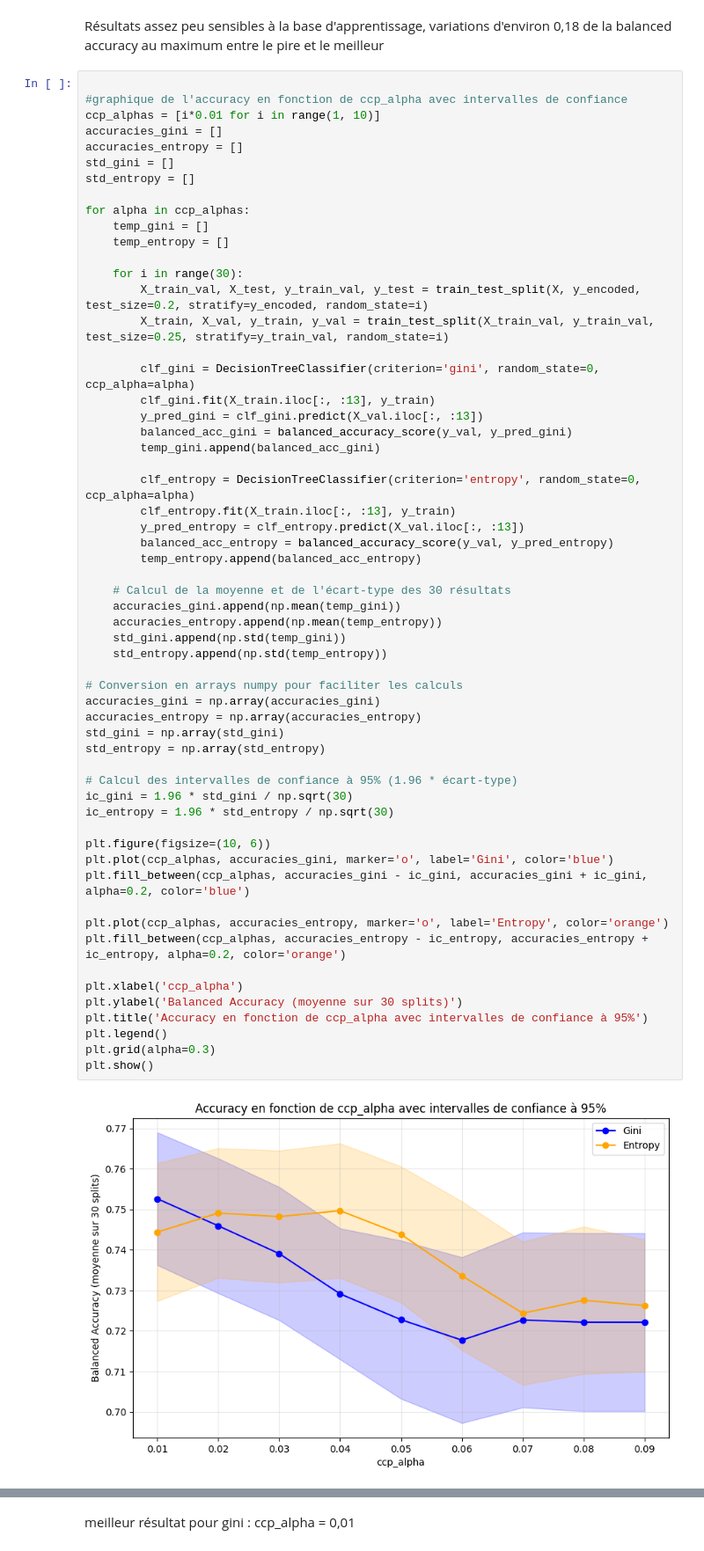
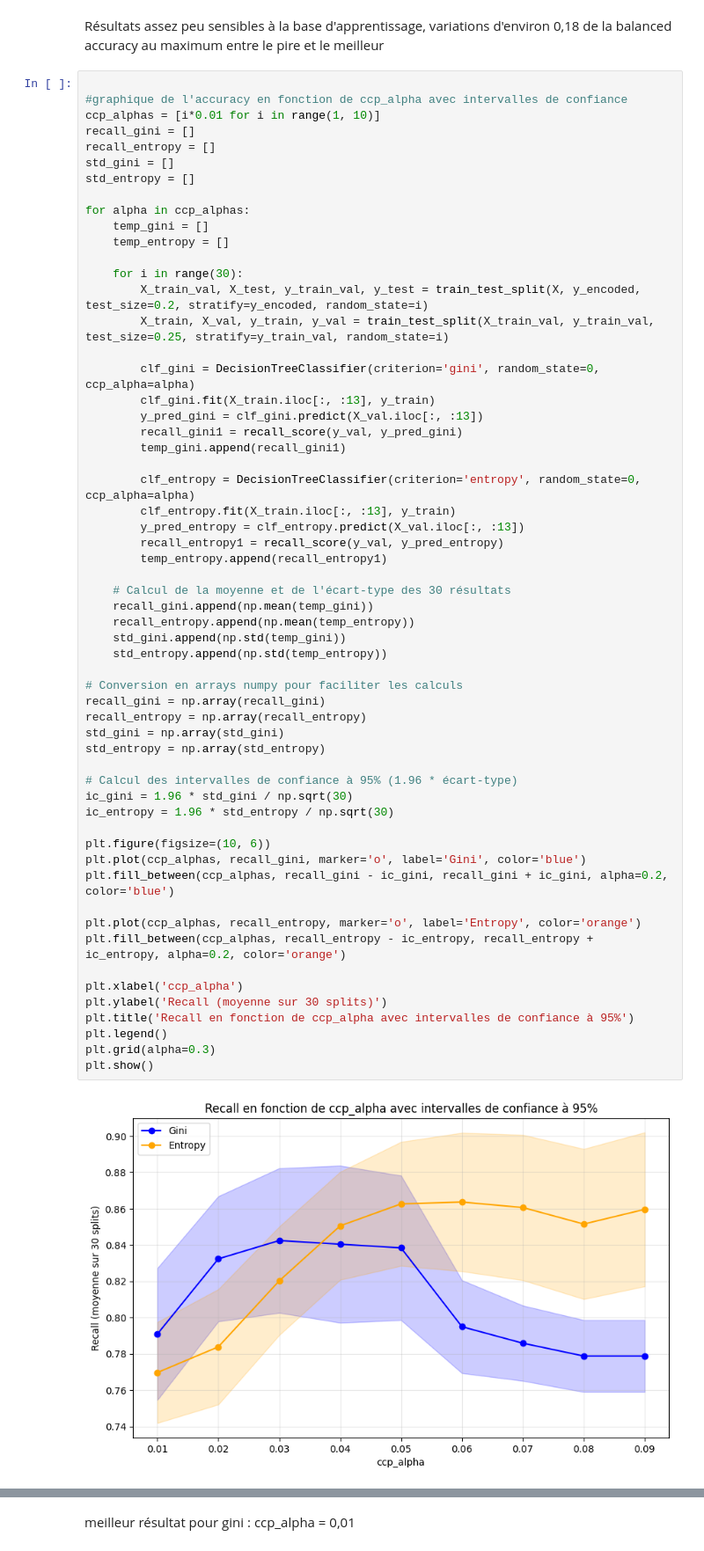
Before and after one commit to prichert17/Apprentissage_automatique_arbre_decision, a Jupyter notebook: main.ipynb, the cells around one changed output, grey strips where cells are left out. Shown at 88% size. Saved outputs shown, nothing was run; the diff lists cells and outputs as text.

```diff
--- a/main.ipynb
+++ b/main.ipynb
@@ -289,8 +290,8 @@ Résultats assez peu sensibles à la base d'apprentissage, variations d'environ
 
 #graphique de l'accuracy en fonction de ccp_alpha avec intervalles de confiance
 ccp_alphas = [i*0.01 for i in range(1, 10)]
-accuracies_gini = []
-accuracies_entropy = []
+recall_gini = []
+recall_entropy = []
 std_gini = []
 std_entropy = []
 
@@ -303,46 +304,46 @@ for alpha in ccp_alphas:
         X_train, X_val, y_train, y_val = train_test_split(X_train_val, y_train_val, test_size=0.25, stratify=y_train_val, random_state=i)
 
         clf_gini = DecisionTreeClassifier(criterion='gini', random_state=0, ccp_alpha=alpha)
         clf_gini.fit(X_train.iloc[:, :13], y_train)
         y_pred_gini = clf_gini.predict(X_val.iloc[:, :13])
-        balanced_acc_gini = balanced_accuracy_score(y_val, y_pred_gini)
-        temp_gini.append(balanced_acc_gini)
+        recall_gini1 = recall_score(y_val, y_pred_gini)
+        temp_gini.append(recall_gini1)
 
         clf_entropy = DecisionTreeClassifier(criterion='entropy', random_state=0, ccp_alpha=alpha)
         clf_entropy.fit(X_train.iloc[:, :13], y_train)
         y_pred_entropy = clf_entropy.predict(X_val.iloc[:, :13])
-        balanced_acc_entropy = balanced_accuracy_score(y_val, y_pred_entropy)
-        temp_entropy.append(balanced_acc_entropy)
+        recall_entropy1 = recall_score(y_val, y_pred_entropy)
+        temp_entropy.append(recall_entropy1)
 
     # Calcul de la moyenne et de l'écart-type des 30 résultats
-    accuracies_gini.append(np.mean(temp_gini))
-    accuracies_entropy.append(np.mean(temp_entropy))
+    recall_gini.append(np.mean(temp_gini))
+    recall_entropy.append(np.mean(temp_entropy))
     std_gini.append(np.std(temp_gini))
     std_entropy.append(np.std(temp_entropy))
 
 # Conversion en arrays numpy pour faciliter les calculs
-accuracies_gini = np.array(accuracies_gini)
-accuracies_entropy = np.array(accuracies_entropy)
+recall_gini = np.array(recall_gini)
+recall_entropy = np.array(recall_entropy)
 std_gini = np.array(std_gini)
 std_entropy = np.array(std_entropy)
 
 # Calcul des intervalles de confiance à 95% (1.96 * écart-type)
 ic_gini = 1.96 * std_gini / np.sqrt(30)
 ic_entropy = 1.96 * std_entropy / np.sqrt(30)
 
 plt.figure(figsize=(10, 6))
-plt.plot(ccp_alphas, accuracies_gini, marker='o', label='Gini', color='blue')
-plt.fill_between(ccp_alphas, accuracies_gini - ic_gini, accuracies_gini + ic_gini, alpha=0.2, color='blue')
+plt.plot(ccp_alphas, recall_gini, marker='o', label='Gini', color='blue')
+plt.fill_between(ccp_alphas, recall_gini - ic_gini, recall_gini + ic_gini, alpha=0.2, color='blue')
 
-plt.plot(ccp_alphas, accuracies_entropy, marker='o', label='Entropy', color='orange')
-plt.fill_between(ccp_alphas, accuracies_entropy - ic_entropy, accuracies_entropy + ic_entropy, alpha=0.2, color='orange')
+plt.plot(ccp_alphas, recall_entropy, marker='o', label='Entropy', color='orange')
+plt.fill_between(ccp_alphas, recall_entropy - ic_entropy, recall_entropy + ic_entropy, alpha=0.2, color='orange')
 
 plt.xlabel('ccp_alpha')
-plt.ylabel('Balanced Accuracy (moyenne sur 30 splits)')
-plt.title('Accuracy en fonction de ccp_alpha avec intervalles de confiance à 95%')
+plt.ylabel('Recall (moyenne sur 30 splits)')
+plt.title('Recall en fonction de ccp_alpha avec intervalles de confiance à 95%')
 plt.legend()
 plt.grid(alpha=0.3)
 plt.show()
 # %% [output]
-[figure, old version]
+[figure, new version]
 # %% [markdown]
```
Also changed, not shown: parts of 16 cells of this notebook.
